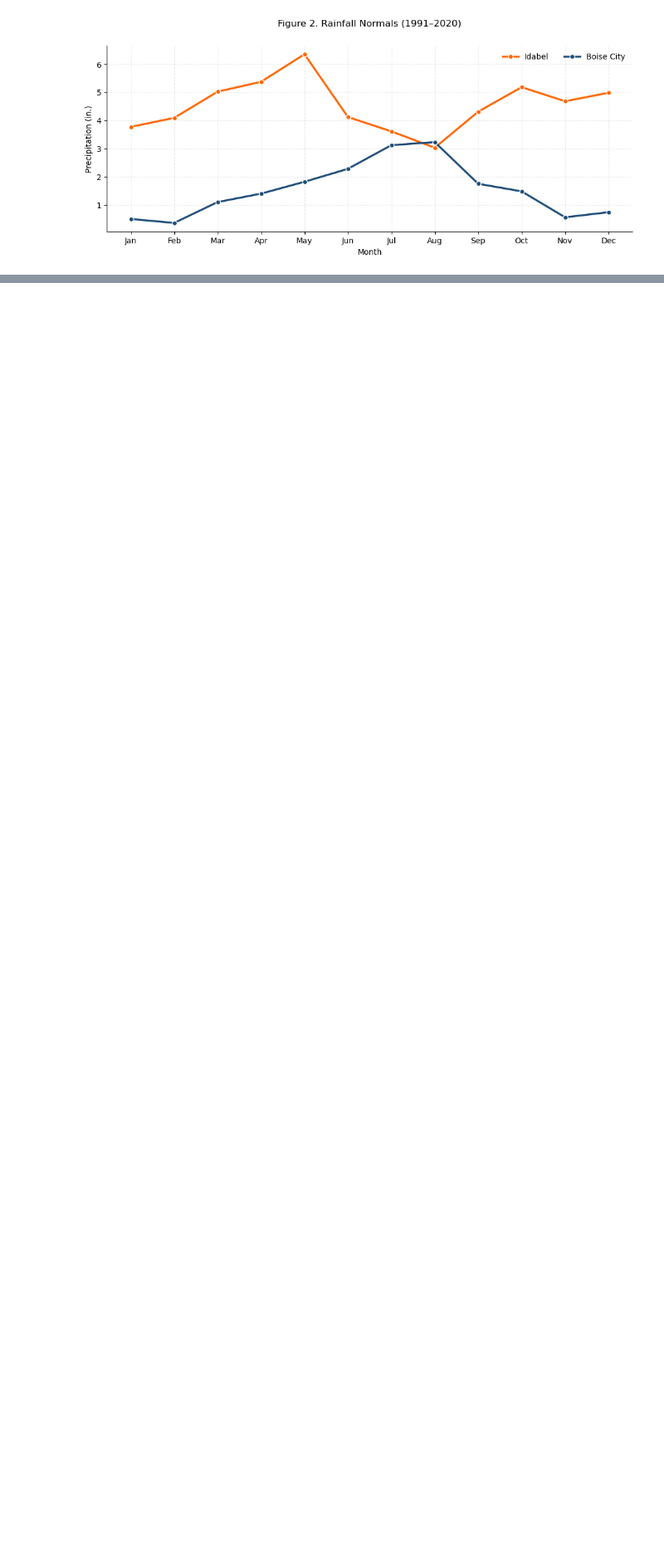
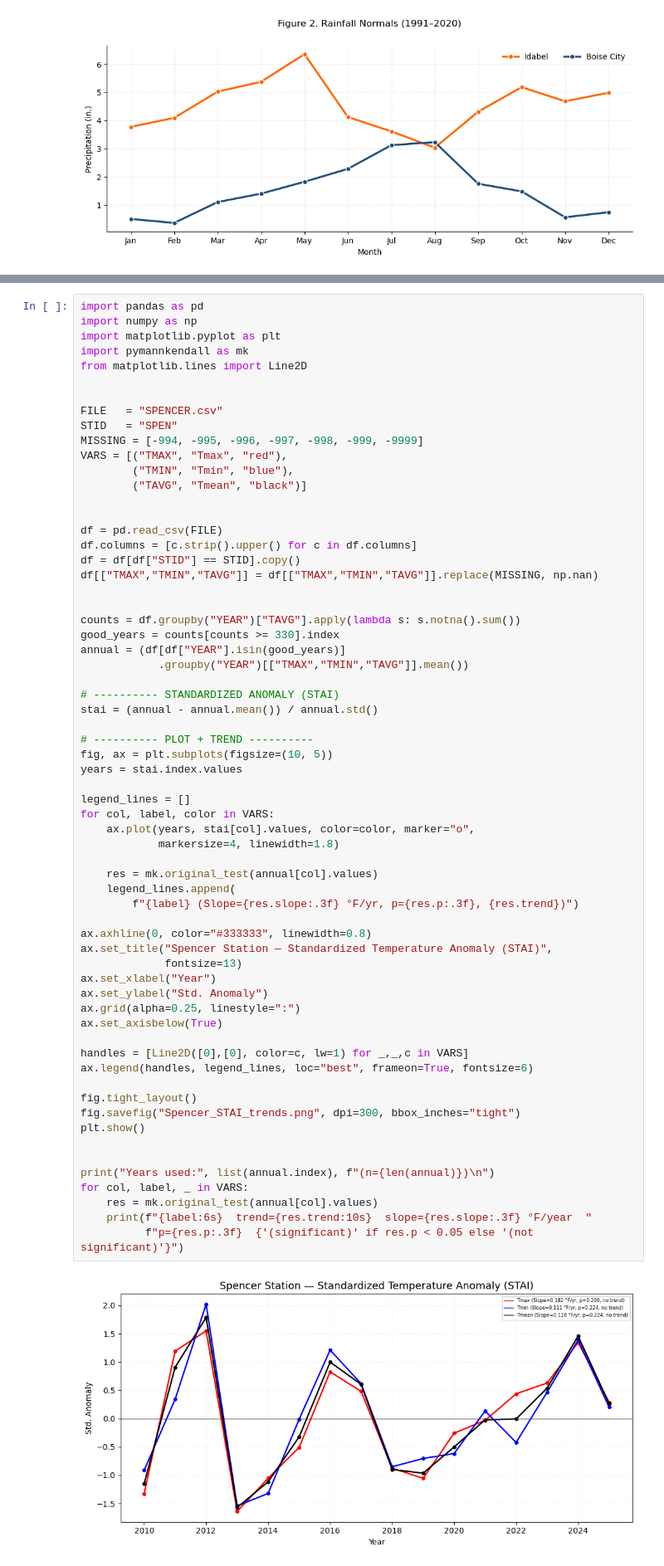
Before and after one commit to damponsah20/FS, a Jupyter notebook: Fact-Sheet_codes.ipynb, the cells around one changed output, grey strips where cells are left out. Shown at 83% size. Drawn from its saved outputs; the diff is of its cells as text; blank space fills up the shorter version.

```diff
--- a/Fact-Sheet_codes.ipynb
+++ b/Fact-Sheet_codes.ipynb
@@ -272,3 +272,69 @@ fig.savefig("Figure6_Rainfall_15yr_vs_30yr.png", dpi=300, bbox_inches="tight")
 plt.show()
 # %% [output]
 [figure]
+# %%
+import pandas as pd
+import numpy as np
+import matplotlib.pyplot as plt
+import pymannkendall as mk
+from matplotlib.lines import Line2D
+
+
+FILE   = "SPENCER.csv"
+STID   = "SPEN"
+MISSING = [-994, -995, -996, -997, -998, -999, -9999]
+VARS = [("TMAX", "Tmax", "red"),
+        ("TMIN", "Tmin", "blue"),
+        ("TAVG", "Tmean", "black")]
+
+
+df = pd.read_csv(FILE)
+df.columns = [c.strip().upper() for c in df.columns]
+df = df[df["STID"] == STID].copy()
+df[["TMAX","TMIN","TAVG"]] = df[["TMAX","TMIN","TAVG"]].replace(MISSING, np.nan)
+
+
+counts = df.groupby("YEAR")["TAVG"].apply(lambda s: s.notna().sum())
+good_years = counts[counts >= 330].index
+annual = (df[df["YEAR"].isin(good_years)]
+            .groupby("YEAR")[["TMAX","TMIN","TAVG"]].mean())
+
+# ---------- STANDARDIZED ANOMALY (STAI)
+stai = (annual - annual.mean()) / annual.std()
+
+# ---------- PLOT + TREND ----------
+fig, ax = plt.subplots(figsize=(10, 5))
+years = stai.index.values
+
+legend_lines = []
+for col, label, color in VARS:
+    ax.plot(years, stai[col].values, color=color, marker="o",
+            markersize=4, linewidth=1.8)
+
+    res = mk.original_test(annual[col].values)
+    legend_lines.append(
+        f"{label} (Slope={res.slope:.3f} °F/yr, p={res.p:.3f}, {res.trend})")
+
+ax.axhline(0, color="#333333", linewidth=0.8)
+ax.set_title("Spencer Station — Standardized Temperature Anomaly (STAI)",
+             fontsize=13)
+ax.set_xlabel("Year")
+ax.set_ylabel("Std. Anomaly")
+ax.grid(alpha=0.25, linestyle=":")
+ax.set_axisbelow(True)
+
+handles = [Line2D([0],[0], color=c, lw=1) for _,_,c in VARS]
+ax.legend(handles, legend_lines, loc="best", frameon=True, fontsize=6)
+
+fig.tight_layout()
+fig.savefig("Spencer_STAI_trends.png", dpi=300, bbox_inches="tight")
+plt.show()
+
+
+print("Years used:", list(annual.index), f"(n={len(annual)})\n")
+for col, label, _ in VARS:
+    res = mk.original_test(annual[col].values)
+    print(f"{label:6s}  trend={res.trend:10s}  slope={res.slope:.3f} °F/year  "
+          f"p={res.p:.3f}  {'(significant)' if res.p < 0.05 else '(not significant)'}")
+# %% [output]
+[figure, added]
```
Also changed, not shown: parts of 1 cell of this notebook.
